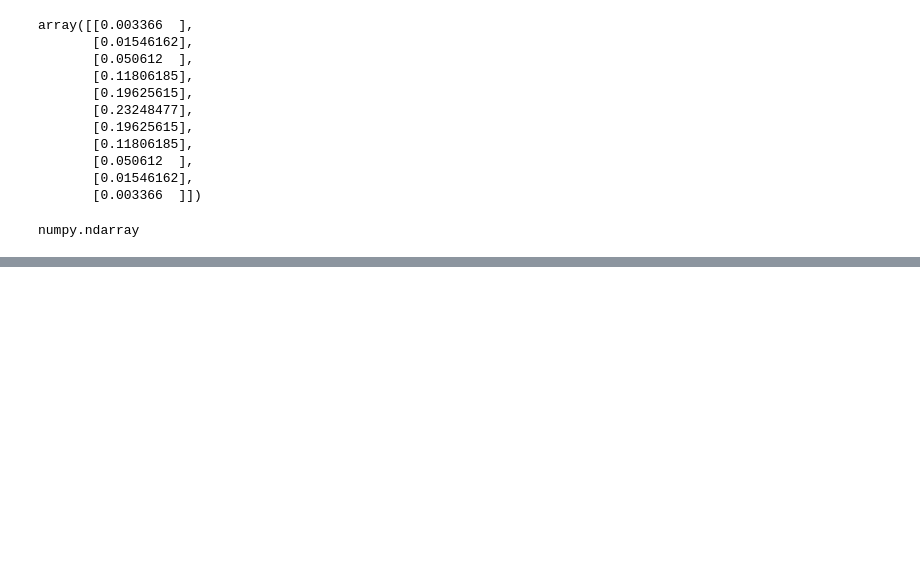
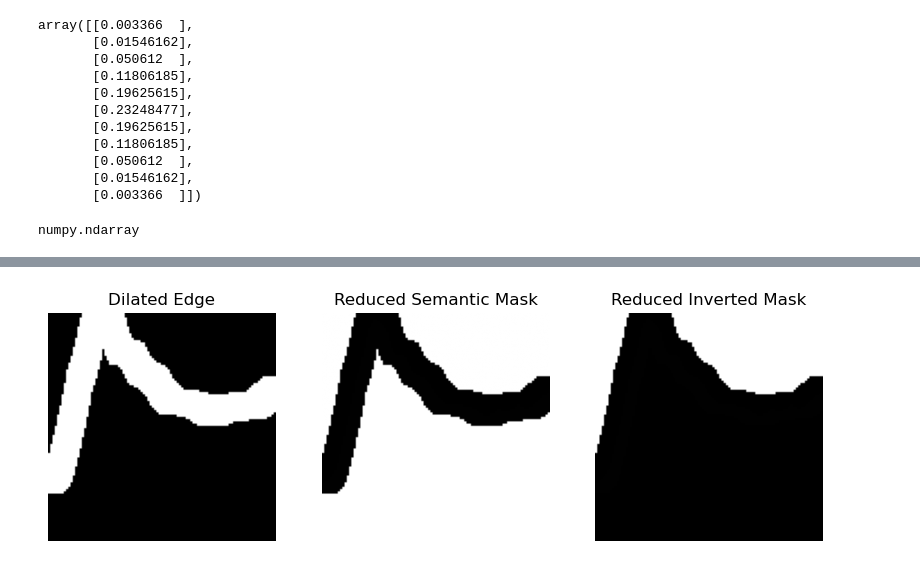
Before and after one commit to lucterres/textureSSD, a Jupyter notebook: notebook.ipynb, the cells around one changed output, grey strips where cells are left out. Drawn from its saved outputs; the diff is of its cells as text; code cells hidden in the pictures; blank space fills up the shorter version.

```diff
--- a/notebook.ipynb
+++ b/notebook.ipynb
@@ -83,0 +137,15 @@ dilated_mask = cv2.dilate(pixel_mask, kernel, iterations=1)
+# %%
+#show dilated edge, reduced_semantic_mask, reduced_inverted_mask
+plt.figure(figsize=(10,5))
+plt.subplot(131),plt.imshow(dilated_edge,cmap = 'gray')
+plt.title('Dilated Edge'), plt.xticks([]), plt.yticks([])
+plt.axis('off')
+plt.subplot(132),plt.imshow(reduced_semantic_mask,cmap = 'gray')
+plt.title('Reduced Semantic Mask'), plt.xticks([]), plt.yticks([])
+plt.axis('off')
+plt.subplot(133),plt.imshow(reduced_inverted_mask,cmap = 'gray')
+plt.title('Reduced Inverted Mask'), plt.xticks([]), plt.yticks([])
+plt.axis('off')
+plt.show()
+# %% [output]
+[figure, added]
```
Also changed, not shown: parts of 17 cells of this notebook, 1 other file.
